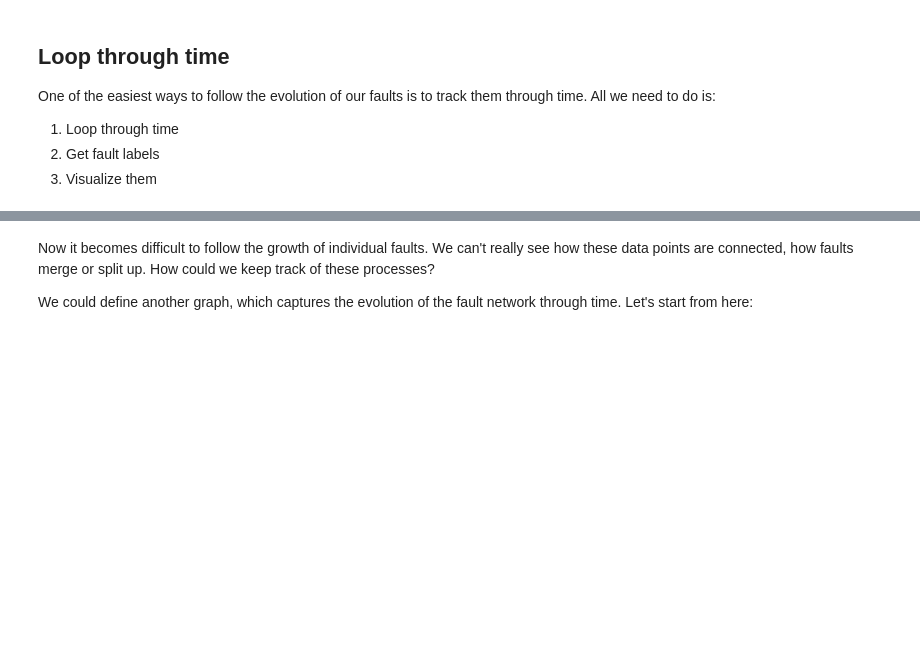
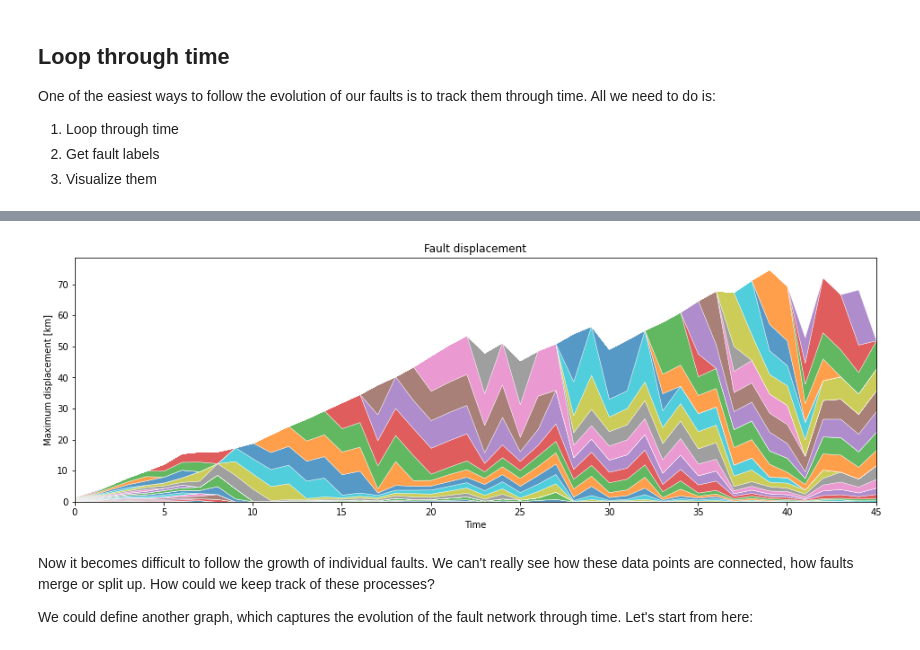
Before and after one commit to thilowrona/fatbox, a Jupyter notebook: examples/6-evolution/6-evolution.ipynb, the cells around one changed output, grey strips where cells are left out. Cells and saved outputs as stored; diff of their text form; code cells hidden in the pictures; blank space fills up the shorter version.

```diff
--- a/examples/6-evolution/6-evolution.ipynb
+++ b/examples/6-evolution/6-evolution.ipynb
@@ -153,3 +160,10 @@ plt.show()
+# %%
+fig, ax = plt.subplots(figsize=(16,5))
+stack_plot(displacements/1000, faults, len(Gs), 'Maximum displacement [km]', steps, ax, 'Fault displacement')
+ax.set_xlim([0, 45])
+plt.show()
+# %% [output]
+[figure, added]
 # %% [markdown]
 Now it becomes difficult to follow the growth of individual faults. We can't really see how these data points are connected, how faults merge or split up. How could we keep track of these processes?
 
```
Also changed, not shown: parts of 14 cells of this notebook.
